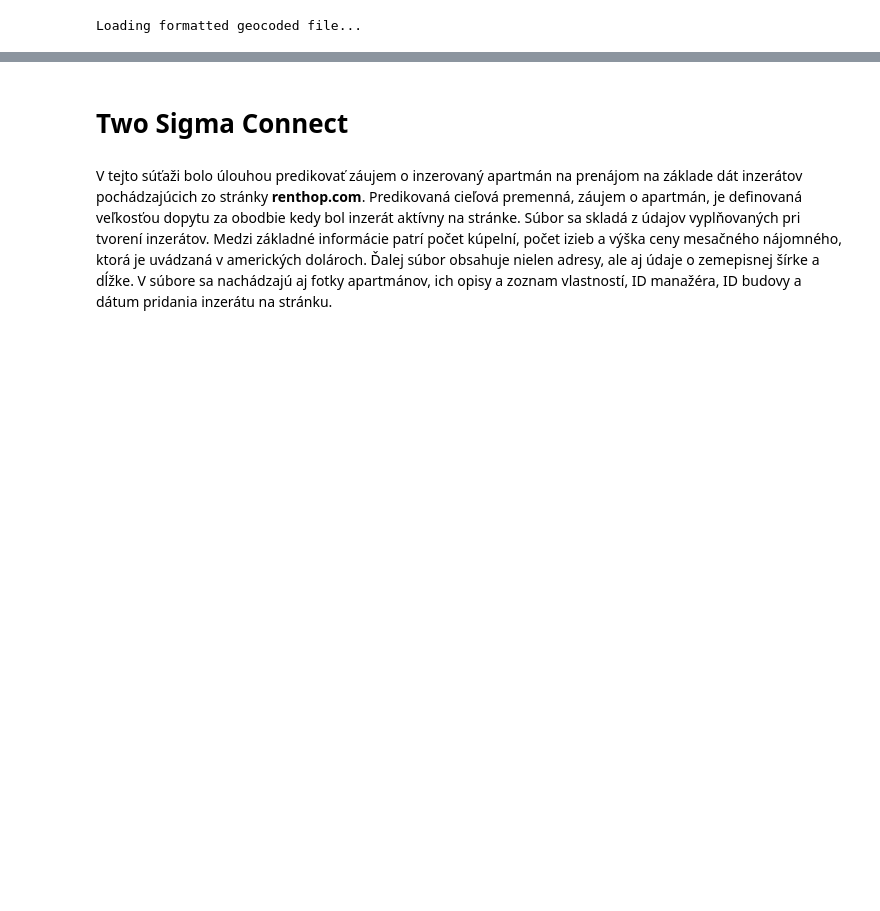
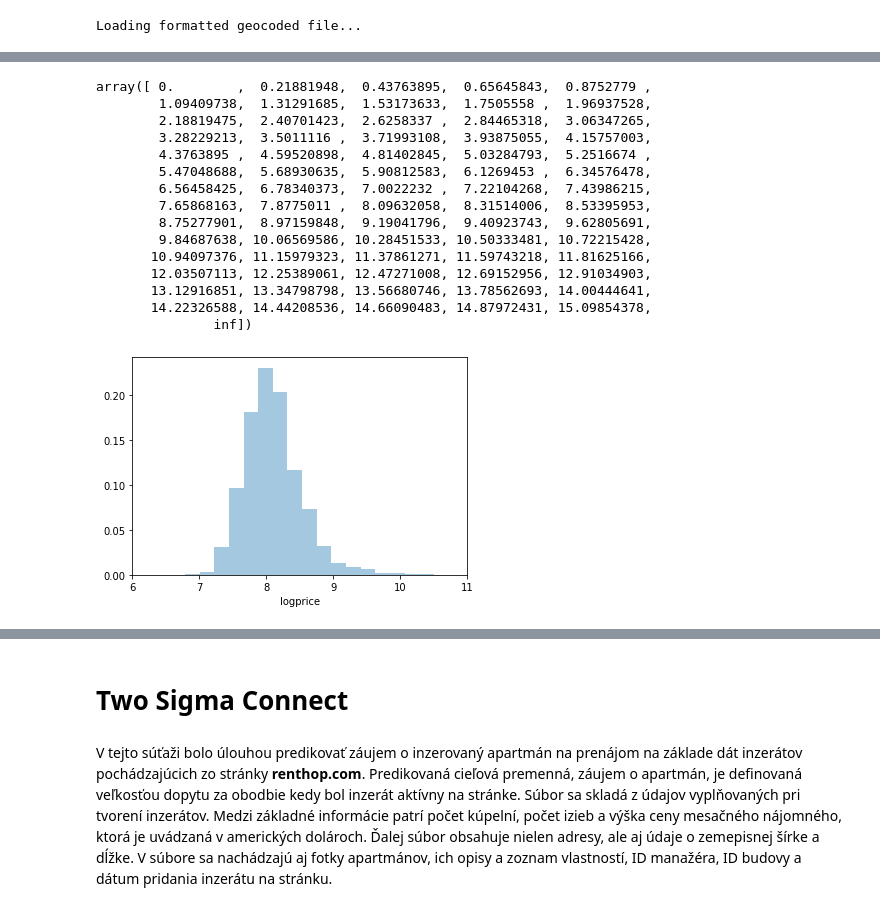
Before and after one commit to MiroslavBarus/2sigma, a Jupyter notebook: EDA.ipynb, the cells around one changed output, grey strips where cells are left out. Saved outputs shown, nothing was run; the diff lists cells and outputs as text; code cells hidden in the pictures; blank space fills up the shorter version.

```diff
--- a/EDA.ipynb
+++ b/EDA.ipynb
@@ -221,0 +333,19 @@ def categorical_histogram(df,column,hue=False,n_bins=10,normalize=False):
+# %%
+make_hist1(df['logprice'],bins=70,label='',normalize=True,setx=True,xleft=6, xright=11)
+# %% [output]
+array([ 0.        ,  0.21881948,  0.43763895,  0.65645843,  0.8752779 ,
+        1.09409738,  1.31291685,  1.53173633,  1.7505558 ,  1.96937528,
+        2.18819475,  2.40701423,  2.6258337 ,  2.84465318,  3.06347265,
+        3.28229213,  3.5011116 ,  3.71993108,  3.93875055,  4.15757003,
+        4.3763895 ,  4.59520898,  4.81402845,  5.03284793,  5.2516674 ,
+        5.47048688,  5.68930635,  5.90812583,  6.1269453 ,  6.34576478,
+        6.56458425,  6.78340373,  7.0022232 ,  7.22104268,  7.43986215,
+        7.65868163,  7.8775011 ,  8.09632058,  8.31514006,  8.53395953,
+        8.75277901,  8.97159848,  9.19041796,  9.40923743,  9.62805691,
+        9.84687638, 10.06569586, 10.28451533, 10.50333481, 10.72215428,
+       10.94097376, 11.15979323, 11.37861271, 11.59743218, 11.81625166,
+       12.03507113, 12.25389061, 12.47271008, 12.69152956, 12.91034903,
+       13.12916851, 13.34798798, 13.56680746, 13.78562693, 14.00444641,
+       14.22326588, 14.44208536, 14.66090483, 14.87972431, 15.09854378,
+               inf])
+[figure, added]
```
Also changed, not shown: parts of 24 cells of this notebook.
